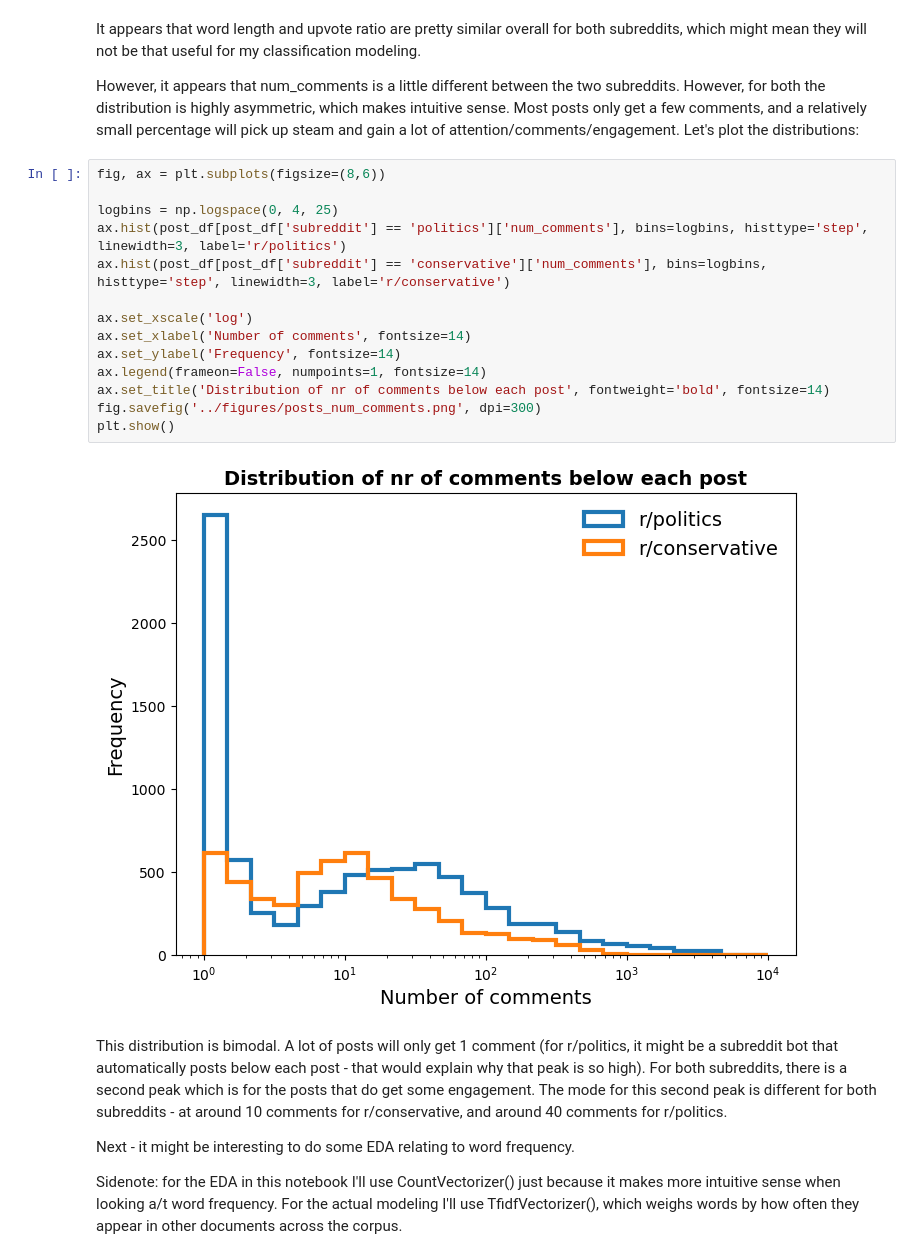
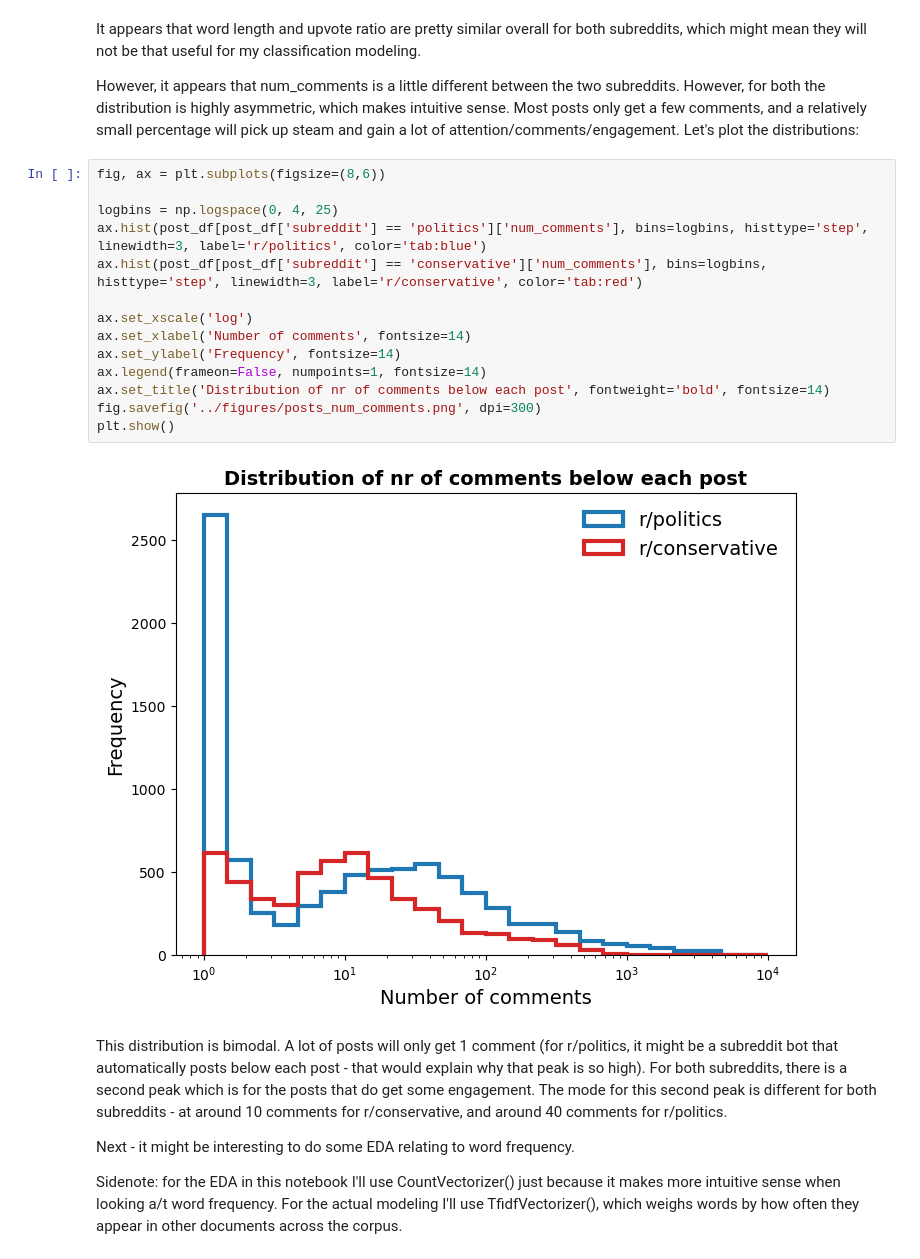
Before and after one commit to martijndevries/NLP_Reddit, a Jupyter notebook: code/EDA_and_cleaning.ipynb, the cells around one changed output. Drawn from its saved outputs; the diff is of its cells as text.

```diff
--- a/code/EDA_and_cleaning.ipynb
+++ b/code/EDA_and_cleaning.ipynb
@@ -281,19 +281,19 @@ However, it appears that num_comments is a little different between the two subr
 # %%
 fig, ax = plt.subplots(figsize=(8,6))
 
 logbins = np.logspace(0, 4, 25)
-ax.hist(post_df[post_df['subreddit'] == 'politics']['num_comments'], bins=logbins, histtype='step', linewidth=3, label='r/politics')
-ax.hist(post_df[post_df['subreddit'] == 'conservative']['num_comments'], bins=logbins, histtype='step', linewidth=3, label='r/conservative')
+ax.hist(post_df[post_df['subreddit'] == 'politics']['num_comments'], bins=logbins, histtype='step', linewidth=3, label='r/politics', color='tab:blue')
+ax.hist(post_df[post_df['subreddit'] == 'conservative']['num_comments'], bins=logbins, histtype='step', linewidth=3, label='r/conservative', color='tab:red')
 
 ax.set_xscale('log')
 ax.set_xlabel('Number of comments', fontsize=14)
 ax.set_ylabel('Frequency', fontsize=14)
 ax.legend(frameon=False, numpoints=1, fontsize=14)
 ax.set_title('Distribution of nr of comments below each post', fontweight='bold', fontsize=14)
 fig.savefig('../figures/posts_num_comments.png', dpi=300)
 plt.show()
 # %% [output]
-[figure, old version]
+[figure, new version]
 # %% [markdown]
 This distribution is bimodal. A lot of posts will only get 1 comment (for r/politics, it might be a subreddit bot that automatically posts below each post - that would explain why that peak is so high). For both subreddits, there is a second peak which is for the posts that do get some engagement. The mode for this second peak is different for both subreddits - at around 10 comments for r/conservative, and around 40 comments for r/politics.
 
```
Also changed, not shown: parts of 35 cells of this notebook, 5 other files.
